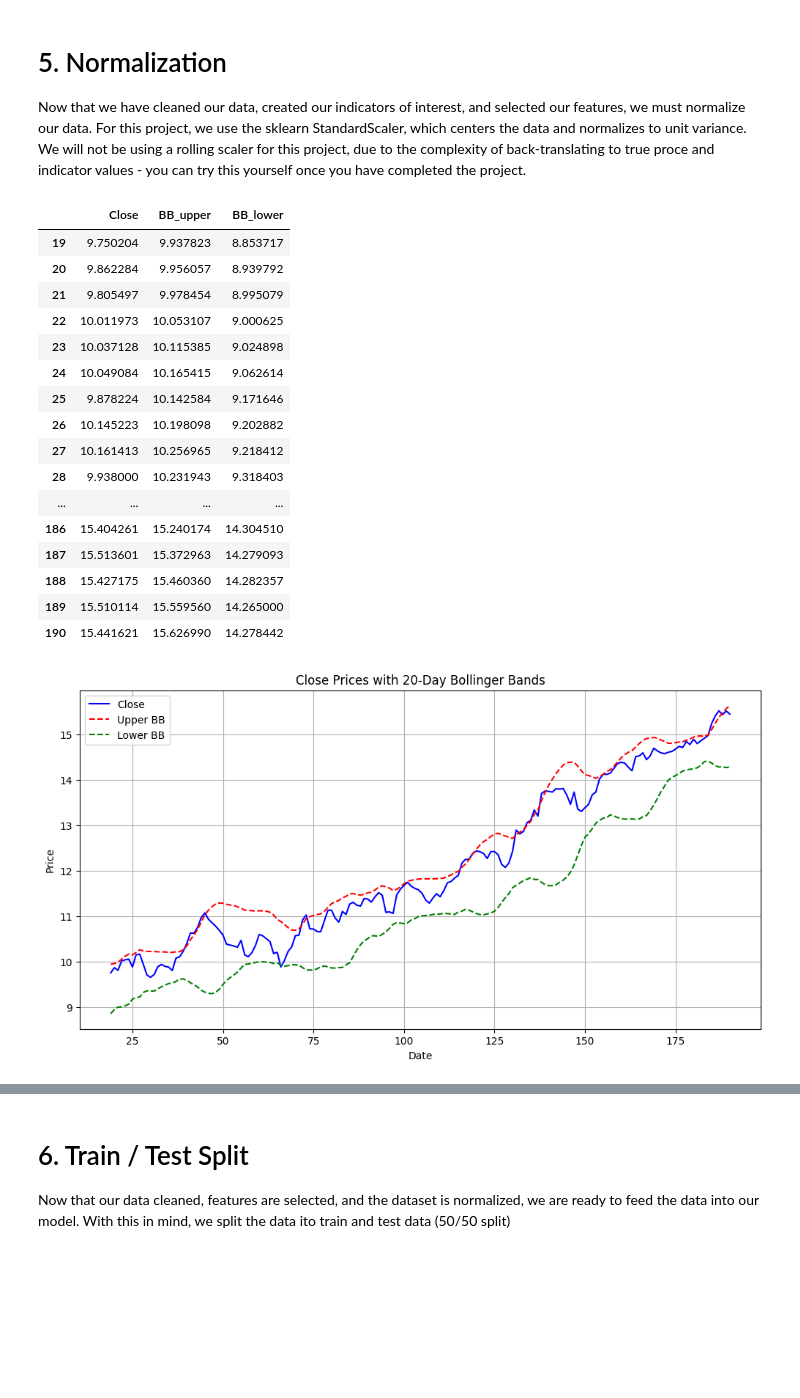
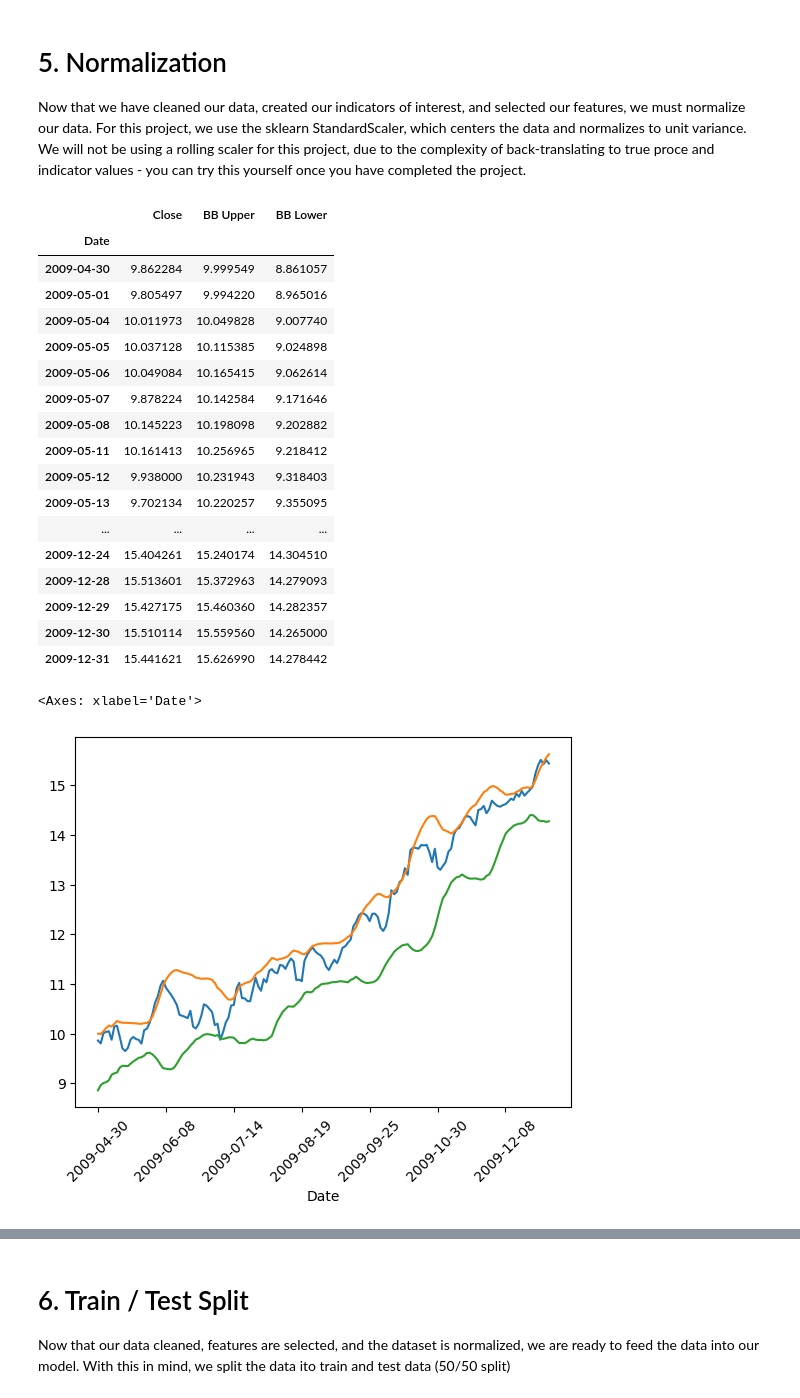
Before and after one commit to bigboy92/fend-matching-game, a Jupyter notebook: project_nb.ipynb, the cells around one changed output, grey strips where cells are left out. Drawn from its saved outputs; the diff is of its cells as text; code cells hidden in the pictures; blank space fills up the shorter version.

```diff
--- a/project_nb.ipynb
+++ b/project_nb.ipynb
@@ -138,2 +78,5 @@ Next, we need to clean our data for training our model. This requires removal of
+# %%
+# forward fill missing values
+data.ffill(inplace=True)
 # %%
 # Check for null values
@@ -318,0 +105,7 @@ memory usage: 9.1 KB
+# %%
+# Calculate 20-day bollinger bands
+data['MA20'] = data['Close'].rolling(window=20).mean()
+data['Std20'] = data['Close'].rolling(window=20).std()
+data['BB Upper'] = data['MA20'] + (data['Std20'] * 2)
+data['BB Lower'] = data['MA20'] - (data['Std20'] * 2)
+data
@@ -319,3 +131,4 @@ memory usage: 9.1 KB
 # %%
 # Remove rows with NaN bollinger bands
-bb_cleaned_data = close_data_df[['Close', 'BB_upper', 'BB_lower']].dropna()
+data = data.dropna(axis=0)
+data
@@ -335,3 +154,4 @@ memory usage: 5.4 KB
 # %%
 # Define new dataframe with only the training features (Close, Upper BB, Lower BB)
-dataset = bb_cleaned_data.copy()
+dataset = (data[['Close', 'BB Upper','BB Lower']])
+dataset
@@ -353,38 +180,30 @@ Now that we have cleaned our data, created our indicators of interest, and selec
 # %%
 # Display & Plot Un-normalized Dataset
 display_df(dataset)
+dataset['Close'].plot()
+dataset['BB Upper'].plot()
+dataset['BB Lower'].plot(rot=45)
 # %% [output]
-|  | Close | BB_upper | BB_lower |
-| 19 | 9.750204 | 9.937823 | 8.853717 |
-| 20 | 9.862284 | 9.956057 | 8.939792 |
-| 21 | 9.805497 | 9.978454 | 8.995079 |
-| 22 | 10.011973 | 10.053107 | 9.000625 |
-| 23 | 10.037128 | 10.115385 | 9.024898 |
-| 24 | 10.049084 | 10.165415 | 9.062614 |
-| 25 | 9.878224 | 10.142584 | 9.171646 |
-| 26 | 10.145223 | 10.198098 | 9.202882 |
-| 27 | 10.161413 | 10.256965 | 9.218412 |
-| 28 | 9.938000 | 10.231943 | 9.318403 |
+|  | Close | BB Upper | BB Lower |
+| Date |  |  |  |
+| 2009-04-30 | 9.862284 | 9.999549 | 8.861057 |
+| 2009-05-01 | 9.805497 | 9.994220 | 8.965016 |
+| 2009-05-04 | 10.011973 | 10.049828 | 9.007740 |
+| 2009-05-05 | 10.037128 | 10.115385 | 9.024898 |
+| 2009-05-06 | 10.049084 | 10.165415 | 9.062614 |
+| 2009-05-07 | 9.878224 | 10.142584 | 9.171646 |
+| 2009-05-08 | 10.145223 | 10.198098 | 9.202882 |
+| 2009-05-11 | 10.161413 | 10.256965 | 9.218412 |
+| 2009-05-12 | 9.938000 | 10.231943 | 9.318403 |
+| 2009-05-13 | 9.702134 | 10.220257 | 9.355095 |
 | ... | ... | ... | ... |
-| 186 | 15.404261 | 15.240174 | 14.304510 |
-| 187 | 15.513601 | 15.372963 | 14.279093 |
-| 188 | 15.427175 | 15.460360 | 14.282357 |
-| 189 | 15.510114 | 15.559560 | 14.265000 |
-| 190 | 15.441621 | 15.626990 | 14.278442 |
+| 2009-12-24 | 15.404261 | 15.240174 | 14.304510 |
+| 2009-12-28 | 15.513601 | 15.372963 | 14.279093 |
+| 2009-12-29 | 15.427175 | 15.460360 | 14.282357 |
+| 2009-12-30 | 15.510114 | 15.559560 | 14.265000 |
+| 2009-12-31 | 15.441621 | 15.626990 | 14.278442 |
+<Axes: xlabel='Date'>
+[figure, added]
-# %%
-# Plot the Close and Bollinger Bands for visualization
-plt.figure(figsize=(12, 6))
-plt.plot(dataset.index, dataset['Close'], label='Close', color='blue')
-plt.plot(dataset.index, dataset['BB_upper'], label='Upper BB', color='red', linestyle='--')
-plt.plot(dataset.index, dataset['BB_lower'], label='Lower BB', color='green', linestyle='--')
-plt.title('Close Prices with 20-Day Bollinger Bands')
-plt.xlabel('Date')
-plt.ylabel('Price')
-plt.legend()
-plt.grid(True)
-plt.show()
-# %% [output]
-[figure, removed]
 # %%
 # Normalize Dataset with StandardScaler
 normlist = []
```
Also changed, not shown: parts of 65 cells of this notebook.
